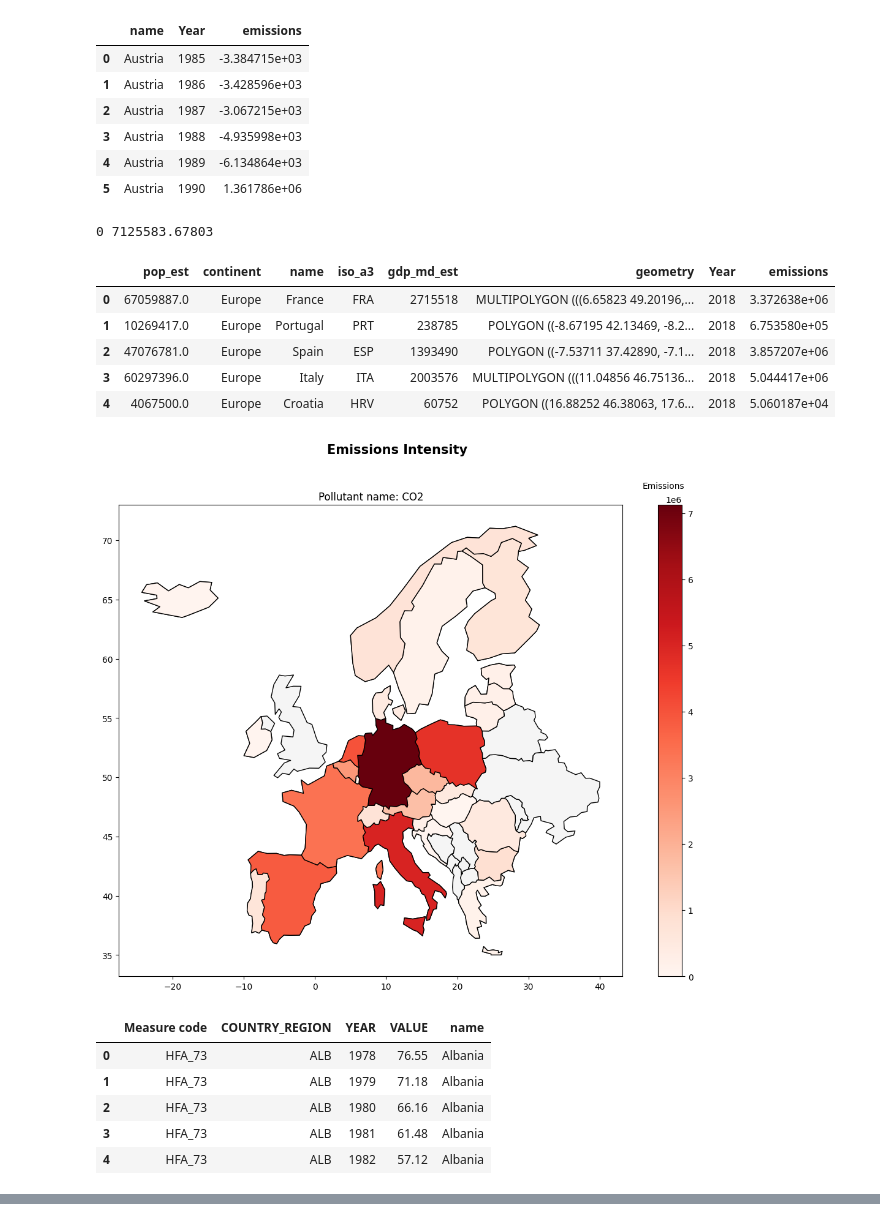
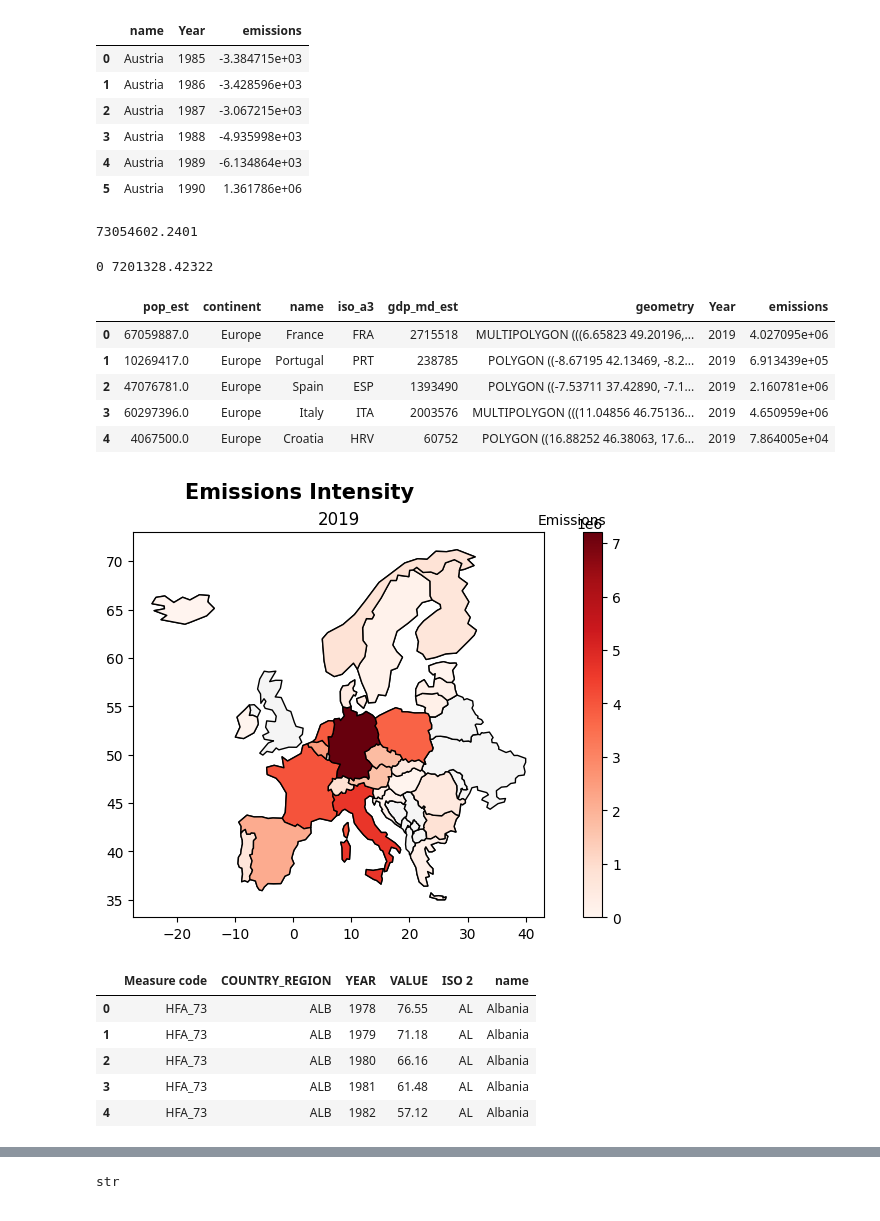
Before and after one commit to ValeMTo/Information-Visualization---Impact-of-Climate-Change-on-Human-Health, a Jupyter notebook: Graphics.ipynb, the cells around one changed output, grey strips where cells are left out. Cells and saved outputs as stored; diff of their text form; code cells hidden in the pictures.

```diff
--- a/Graphics.ipynb
+++ b/Graphics.ipynb
@@ -91,6 +120,12 @@ grouped_df.head(6)
 | 3 | Austria | 1988 | -4.935998e+03 |
 | 4 | Austria | 1989 | -6.134864e+03 |
 | 5 | Austria | 1990 | 1.361786e+06 |
+# %%
+grouped_df['emissions'].max()
+# %% [output]
+73054602.2401
+# %%
+YEAR = 2019
 # %%
 #df = grouped_df[grouped_df['Pollutant_name'] == 'All greenhouse gases - (CO2 equivalent)']
 df = grouped_df[grouped_df['Year'] == YEAR]
@@ -99,35 +134,36 @@ selected_countries=europe[europe.name.isin(list(df.name))]
 selected_countries=selected_countries.merge(df,on='name',how='left')
 min_value = 0
 max_value = selected_countries['emissions'].max()
+max_value = 7201328.42322
 print(min_value, max_value)
 
 selected_countries.head()
 # %% [output]
-0 7125583.67803
+0 7201328.42322
 |  | pop_est | continent | name | iso_a3 | gdp_md_est | geometry | Year | emissions |
-| 0 | 67059887.0 | Europe | France | FRA | 2715518 | MULTIPOLYGON (((6.65823 49.20196,... | 2018 | 3.372638e+06 |
-| 1 | 10269417.0 | Europe | Portugal | PRT | 238785 | POLYGON ((-8.67195 42.13469, -8.2... | 2018 | 6.753580e+05 |
-| 2 | 47076781.0 | Europe | Spain | ESP | 1393490 | POLYGON ((-7.53711 37.42890, -7.1... | 2018 | 3.857207e+06 |
-| 3 | 60297396.0 | Europe | Italy | ITA | 2003576 | MULTIPOLYGON (((11.04856 46.75136... | 2018 | 5.044417e+06 |
-| 4 | 4067500.0 | Europe | Croatia | HRV | 60752 | POLYGON ((16.88252 46.38063, 17.6... | 2018 | 5.060187e+04 |
+| 0 | 67059887.0 | Europe | France | FRA | 2715518 | MULTIPOLYGON (((6.65823 49.20196,... | 2019 | 4.027095e+06 |
+| 1 | 10269417.0 | Europe | Portugal | PRT | 238785 | POLYGON ((-8.67195 42.13469, -8.2... | 2019 | 6.913439e+05 |
+| 2 | 47076781.0 | Europe | Spain | ESP | 1393490 | POLYGON ((-7.53711 37.42890, -7.1... | 2019 | 2.160781e+06 |
+| 3 | 60297396.0 | Europe | Italy | ITA | 2003576 | MULTIPOLYGON (((11.04856 46.75136... | 2019 | 4.650959e+06 |
+| 4 | 4067500.0 | Europe | Croatia | HRV | 60752 | POLYGON ((16.88252 46.38063, 17.6... | 2019 | 7.864005e+04 |
 # %%
-fig, ax = plt.subplots(1, figsize=(15, 10))
+fig, ax = plt.subplots(1, figsize=(10, 5))
 fig.suptitle("Emissions Intensity", fontweight="bold", fontsize=15)
 
 europe.plot(color="whitesmoke", edgecolor="black", ax=ax)
 selected_countries.plot('emissions', cmap="Reds", edgecolor="black", ax=ax, vmin=min_value, vmax=max_value)
-ax.set_title("Pollutant name: CO2")
+ax.set_title(str(YEAR))
 
 # Colorbar
 sm = plt.cm.ScalarMappable(cmap='Reds', norm=plt.Normalize(vmin=min_value, vmax=max_value))
 sm._A = []
 cbar = plt.colorbar(sm, ax=ax)
 cbar.set_label("Emissions", rotation=0, y=1.05, labelpad=-35)
 
 #plt.savefig("Emissions Intensity 2020.jpeg", dpi=300)
 plt.show()
 # %% [output]
-[figure, old version]
+[figure, new version]
 # %%
 def random_point_inside_polygon(polygon):
     # Create a bounding box around the polygon
@@ -152,15 +188,15 @@ countries_df = pd.read_excel(INFANT_MORTALITY_PER_BIRTH, sheet_name='Countries')
 countries_df.rename(columns={'Code': 'COUNTRY_REGION'}, inplace=True)
 med_df = med_df.merge(countries_df, on='COUNTRY_REGION', how='left')
 med_df.rename(columns={'Full name': 'name'}, inplace=True)
-med_df = med_df.drop(columns=['SEX', 'ISO 2','ISO 3', 'WHO code', 'Short name'], axis=1)
+med_df = med_df.drop(columns=['SEX','ISO 3', 'WHO code', 'Short name'], axis=1)
 
 med_df.head()
 # %% [output]
-|  | Measure code | COUNTRY_REGION | YEAR | VALUE | name |
-| 0 | HFA_73 | ALB | 1978 | 76.55 | Albania |
-| 1 | HFA_73 | ALB | 1979 | 71.18 | Albania |
-| 2 | HFA_73 | ALB | 1980 | 66.16 | Albania |
-| 3 | HFA_73 | ALB | 1981 | 61.48 | Albania |
-| 4 | HFA_73 | ALB | 1982 | 57.12 | Albania |
+|  | Measure code | COUNTRY_REGION | YEAR | VALUE | ISO 2 | name |
+| 0 | HFA_73 | ALB | 1978 | 76.55 | AL | Albania |
+| 1 | HFA_73 | ALB | 1979 | 71.18 | AL | Albania |
+| 2 | HFA_73 | ALB | 1980 | 66.16 | AL | Albania |
+| 3 | HFA_73 | ALB | 1981 | 61.48 | AL | Albania |
+| 4 | HFA_73 | ALB | 1982 | 57.12 | AL | Albania |
 # %%
 med_selected_countries=europe[europe.name.isin(list(med_df.name))]
@@ -173,3 +211,7 @@ med_selected_countries.head()
 | 2 | 67059887.0 | Europe | France | FRA | 2715518 | MULTIPOLYGON (((6.65823 49.20196,... | HFA_73 | FRA | 1952 | ... |
 | 3 | 67059887.0 | Europe | France | FRA | 2715518 | MULTIPOLYGON (((6.65823 49.20196,... | HFA_73 | FRA | 1953 | ... |
 | 4 | 67059887.0 | Europe | France | FRA | 2715518 | MULTIPOLYGON (((6.65823 49.20196,... | HFA_73 | FRA | 1954 | ... |
+# %%
+type(pop_df['YEAR'].values[0])
+# %% [output]
+str
```
Also changed, not shown: parts of 9 cells of this notebook, 1 other file.
